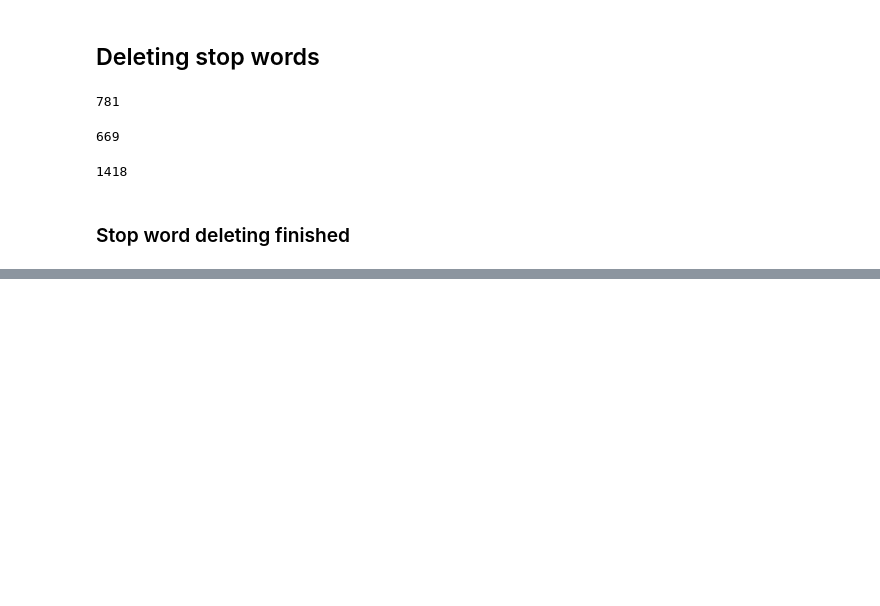
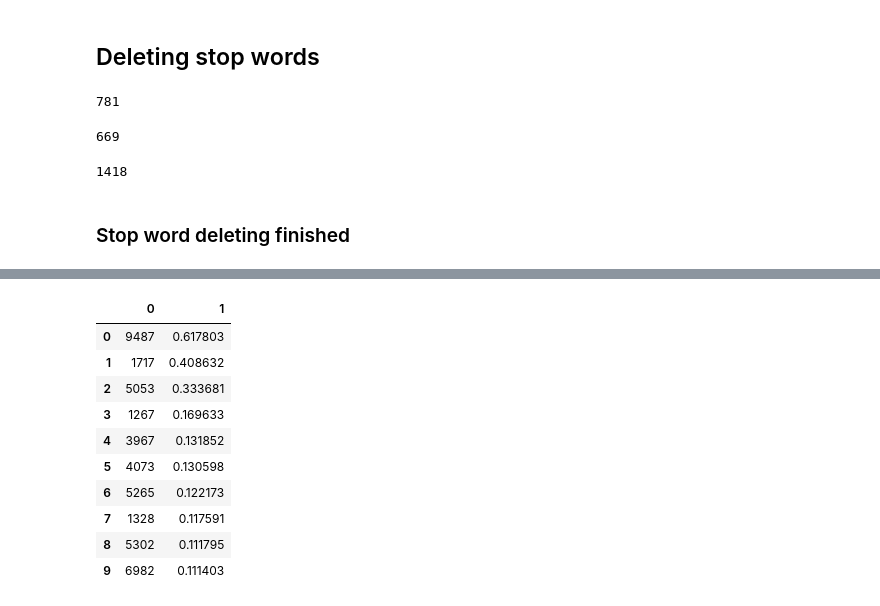
Before and after one commit to aminkhod/Extracting_Typed_Entities_Relations_with_Knowledge_Bases, a Jupyter notebook: keyword-extraction-from-economic-news/FarsNews.ipynb, the cells around one changed output, grey strips where cells are left out. Cells and saved outputs as stored; diff of their text form; code cells hidden in the pictures; blank space fills up the shorter version.

```diff
--- a/keyword-extraction-from-economic-news/FarsNews.ipynb
+++ b/keyword-extraction-from-economic-news/FarsNews.ipynb
@@ -656,0 +882,41 @@ h.set_xticklabels(h.get_xticklabels(), rotation=45, name = 'XB Niloofar')
+# %%
+# dockeys = []
+# i = j = 0
+# droppList = []
+# for doc in corpus:
+#     # fetch document for which keywords needs to be extracted
+#     doc=corpus[500]
+# if len(doc.split())<5:
+#     droppList.append(i)
+#     j += 1
+#     dockeys.append('')
+#     i += 1
+#     continue
+#         doc = holdingCorpus[i]
+
+#generate tf-idf for the given document
+tf_idf_vector = tfidf_transformer.transform(CountVec.transform([doc]))
+
+#sort the tf-idf vectors by descending order of scores
+sorted_items = sort_coo(tf_idf_vector.tocoo())
+#extract only the top n; n here is 100
+
+
+keywords = extract_topn_from_vector(feature_names, sorted_items, topn=10, lower = .1)
+
+Qkey = ''
+keyScore = []
+for k in keywords:
+
+    Qkey = Qkey + ',' + k
+
+# if len(Qkey)<3:
+#     droppList.append(i)
+#     j += 1
+#     #print(j, dataset['text'][i])
+#     i += 1
+#     dockeys.append('')
+#     continue
+# dockeys.append(Qkey)
+# i += 1
+keywords
@@ -656,0 +942,16 @@ h.set_xticklabels(h.get_xticklabels(), rotation=45, name = 'XB Niloofar')
+# %%
+d = pd.DataFrame(sorted_items)
+d = d.sort_values(by=[1], ascending=False)
+len(d[d[1]>.1])
+# %% [output]
+|  | 0 | 1 |
+| 0 | 9487 | 0.617803 |
+| 1 | 1717 | 0.408632 |
+| 2 | 5053 | 0.333681 |
+| 3 | 1267 | 0.169633 |
+| 4 | 3967 | 0.131852 |
+| 5 | 4073 | 0.130598 |
+| 6 | 5265 | 0.122173 |
+| 7 | 1328 | 0.117591 |
+| 8 | 5302 | 0.111795 |
+| 9 | 6982 | 0.111403 |
```
Also changed, not shown: parts of 58 cells of this notebook, 1 other file.
